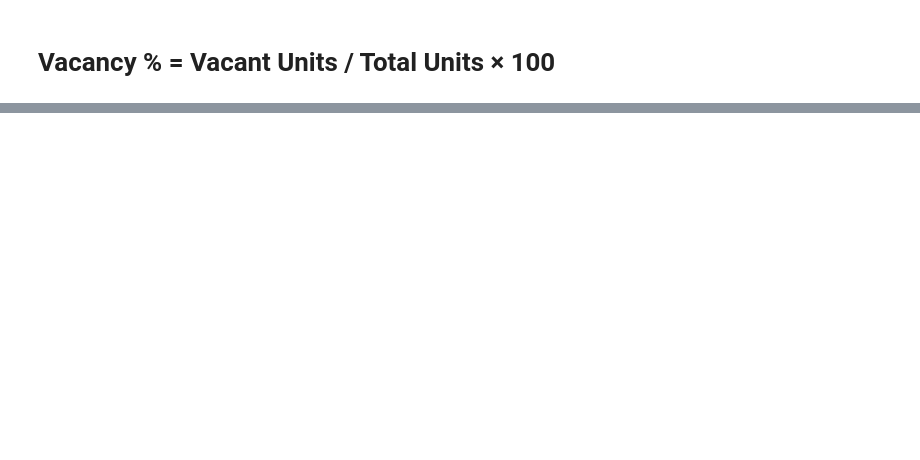
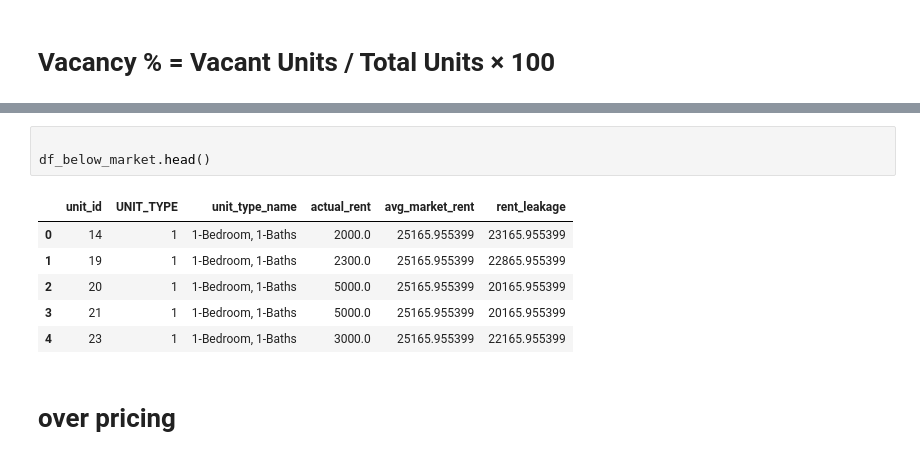
Before and after one commit to Arun-kumar-kv/curve_demo, a Jupyter notebook: rent_revenue.ipynb, the cells around one changed output, grey strips where cells are left out. Drawn from its saved outputs; the diff is of its cells as text; blank space fills up the shorter version.

```diff
--- a/rent_revenue.ipynb
+++ b/rent_revenue.ipynb
@@ -290,0 +376,12 @@ np.float64(22994658.380225003)
+# %%
+
+df_below_market.head()
+# %% [output]
+|  | unit_id | UNIT_TYPE | unit_type_name | actual_rent | avg_market_rent | rent_leakage |
+| 0 | 14 | 1 | 1-Bedroom, 1-Baths | 2000.0 | 25165.955399 | 23165.955399 |
+| 1 | 19 | 1 | 1-Bedroom, 1-Baths | 2300.0 | 25165.955399 | 22865.955399 |
+| 2 | 20 | 1 | 1-Bedroom, 1-Baths | 5000.0 | 25165.955399 | 20165.955399 |
+| 3 | 21 | 1 | 1-Bedroom, 1-Baths | 5000.0 | 25165.955399 | 20165.955399 |
+| 4 | 23 | 1 | 1-Bedroom, 1-Baths | 3000.0 | 25165.955399 | 22165.955399 |
+# %% [markdown]
+# over pricing
```
Also changed, not shown: parts of 71 cells of this notebook, 4 other files.
